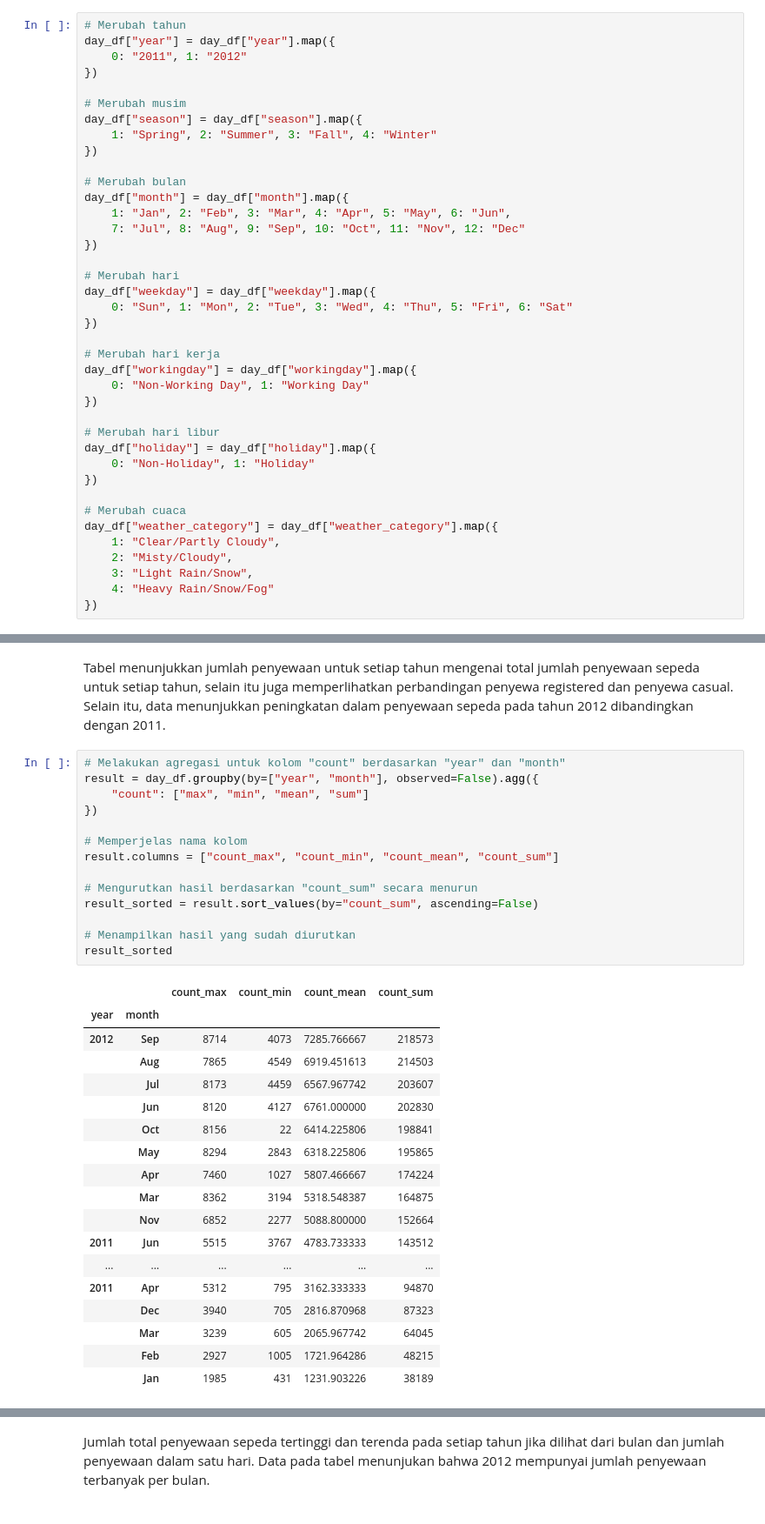
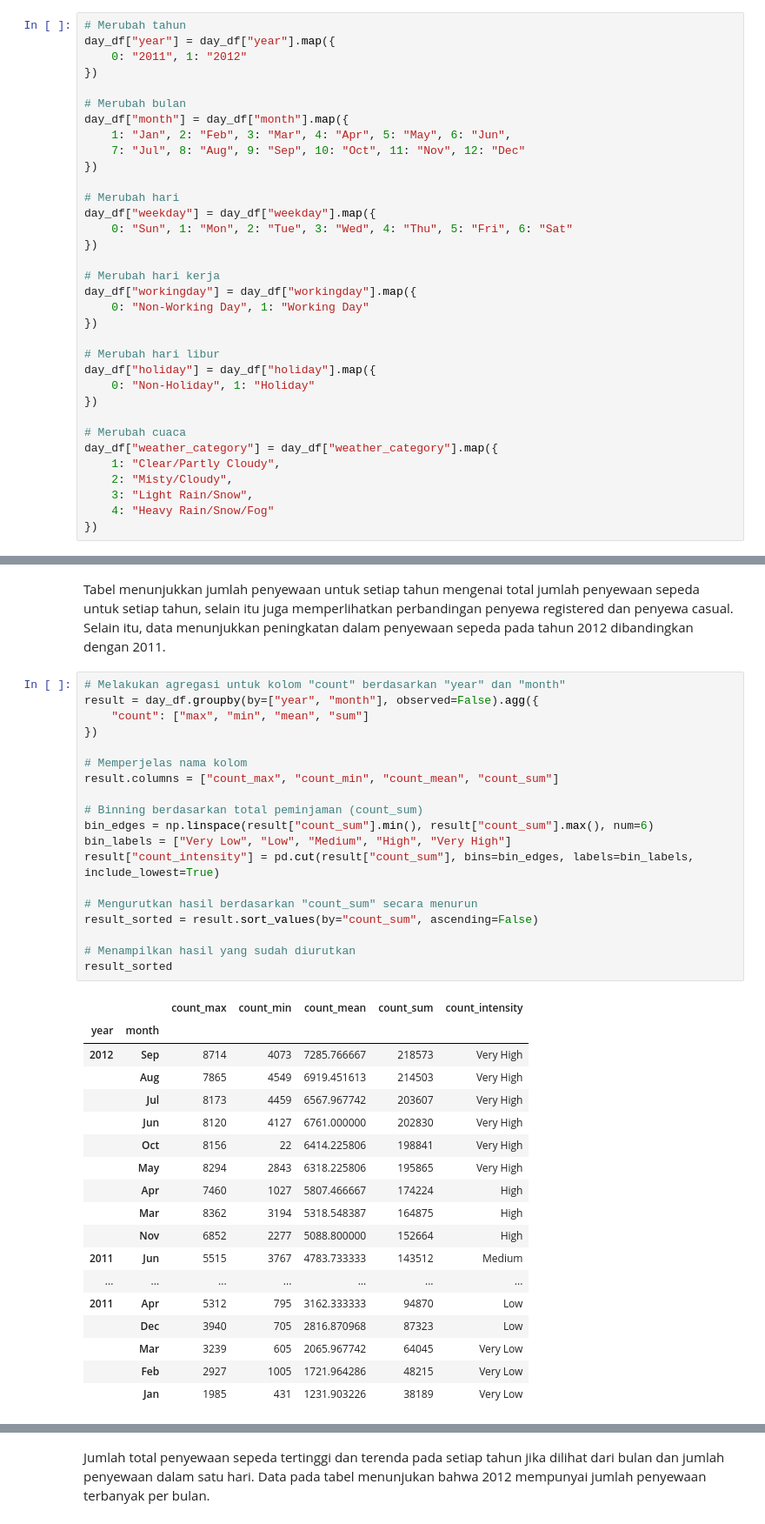
Before and after one commit to Sinestesiaaa/DA-bike-sharing-dataset, a Jupyter notebook: notebook.ipynb, the cells around one changed output, grey strips where cells are left out. Shown at 87% size. Drawn from its saved outputs; the diff is of its cells as text.

```diff
--- a/notebook.ipynb
+++ b/notebook.ipynb
@@ -216,11 +217,6 @@ Melakukan penyesuaian data day dengan melakukan kategori kepada data yang mempun
 # Merubah tahun
 day_df["year"] = day_df["year"].map({
     0: "2011", 1: "2012"
-})
-
-# Merubah musim
-day_df["season"] = day_df["season"].map({
-    1: "Spring", 2: "Summer", 3: "Fall", 4: "Winter"
 })
 
 # Merubah bulan
@@ -321,33 +317,38 @@ Tabel menunjukkan jumlah penyewaan untuk setiap tahun mengenai total jumlah peny
 # %%
 # Melakukan agregasi untuk kolom "count" berdasarkan "year" dan "month"
 result = day_df.groupby(by=["year", "month"], observed=False).agg({
     "count": ["max", "min", "mean", "sum"]
 })
 
 # Memperjelas nama kolom
 result.columns = ["count_max", "count_min", "count_mean", "count_sum"]
 
+# Binning berdasarkan total peminjaman (count_sum)
+bin_edges = np.linspace(result["count_sum"].min(), result["count_sum"].max(), num=6)
+bin_labels = ["Very Low", "Low", "Medium", "High", "Very High"]
+result["count_intensity"] = pd.cut(result["count_sum"], bins=bin_edges, labels=bin_labels, include_lowest=True)
+
 # Mengurutkan hasil berdasarkan "count_sum" secara menurun
 result_sorted = result.sort_values(by="count_sum", ascending=False)
 
 # Menampilkan hasil yang sudah diurutkan
 result_sorted
 # %% [output]
-|  |  | count_max | count_min | count_mean | count_sum |
-| year | month |  |  |  |  |
-| 2012 | Sep | 8714 | 4073 | 7285.766667 | 218573 |
-|  | Aug | 7865 | 4549 | 6919.451613 | 214503 |
-|  | Jul | 8173 | 4459 | 6567.967742 | 203607 |
-|  | Jun | 8120 | 4127 | 6761.000000 | 202830 |
-|  | Oct | 8156 | 22 | 6414.225806 | 198841 |
-|  | May | 8294 | 2843 | 6318.225806 | 195865 |
-|  | Apr | 7460 | 1027 | 5807.466667 | 174224 |
-|  | Mar | 8362 | 3194 | 5318.548387 | 164875 |
-|  | Nov | 6852 | 2277 | 5088.800000 | 152664 |
-| 2011 | Jun | 5515 | 3767 | 4783.733333 | 143512 |
-| ... | ... | ... | ... | ... | ... |
-| 2011 | Apr | 5312 | 795 | 3162.333333 | 94870 |
-|  | Dec | 3940 | 705 | 2816.870968 | 87323 |
-|  | Mar | 3239 | 605 | 2065.967742 | 64045 |
-|  | Feb | 2927 | 1005 | 1721.964286 | 48215 |
-|  | Jan | 1985 | 431 | 1231.903226 | 38189 |
+|  |  | count_max | count_min | count_mean | count_sum | count_intensity |
+| year | month |  |  |  |  |  |
+| 2012 | Sep | 8714 | 4073 | 7285.766667 | 218573 | Very High |
+|  | Aug | 7865 | 4549 | 6919.451613 | 214503 | Very High |
+|  | Jul | 8173 | 4459 | 6567.967742 | 203607 | Very High |
+|  | Jun | 8120 | 4127 | 6761.000000 | 202830 | Very High |
+|  | Oct | 8156 | 22 | 6414.225806 | 198841 | Very High |
+|  | May | 8294 | 2843 | 6318.225806 | 195865 | Very High |
+|  | Apr | 7460 | 1027 | 5807.466667 | 174224 | High |
+|  | Mar | 8362 | 3194 | 5318.548387 | 164875 | High |
+|  | Nov | 6852 | 2277 | 5088.800000 | 152664 | High |
+| 2011 | Jun | 5515 | 3767 | 4783.733333 | 143512 | Medium |
+| ... | ... | ... | ... | ... | ... | ... |
+| 2011 | Apr | 5312 | 795 | 3162.333333 | 94870 | Low |
+|  | Dec | 3940 | 705 | 2816.870968 | 87323 | Low |
+|  | Mar | 3239 | 605 | 2065.967742 | 64045 | Very Low |
+|  | Feb | 2927 | 1005 | 1721.964286 | 48215 | Very Low |
+|  | Jan | 1985 | 431 | 1231.903226 | 38189 | Very Low |
```
Also changed, not shown: parts of 13 cells of this notebook, 2 other files.
